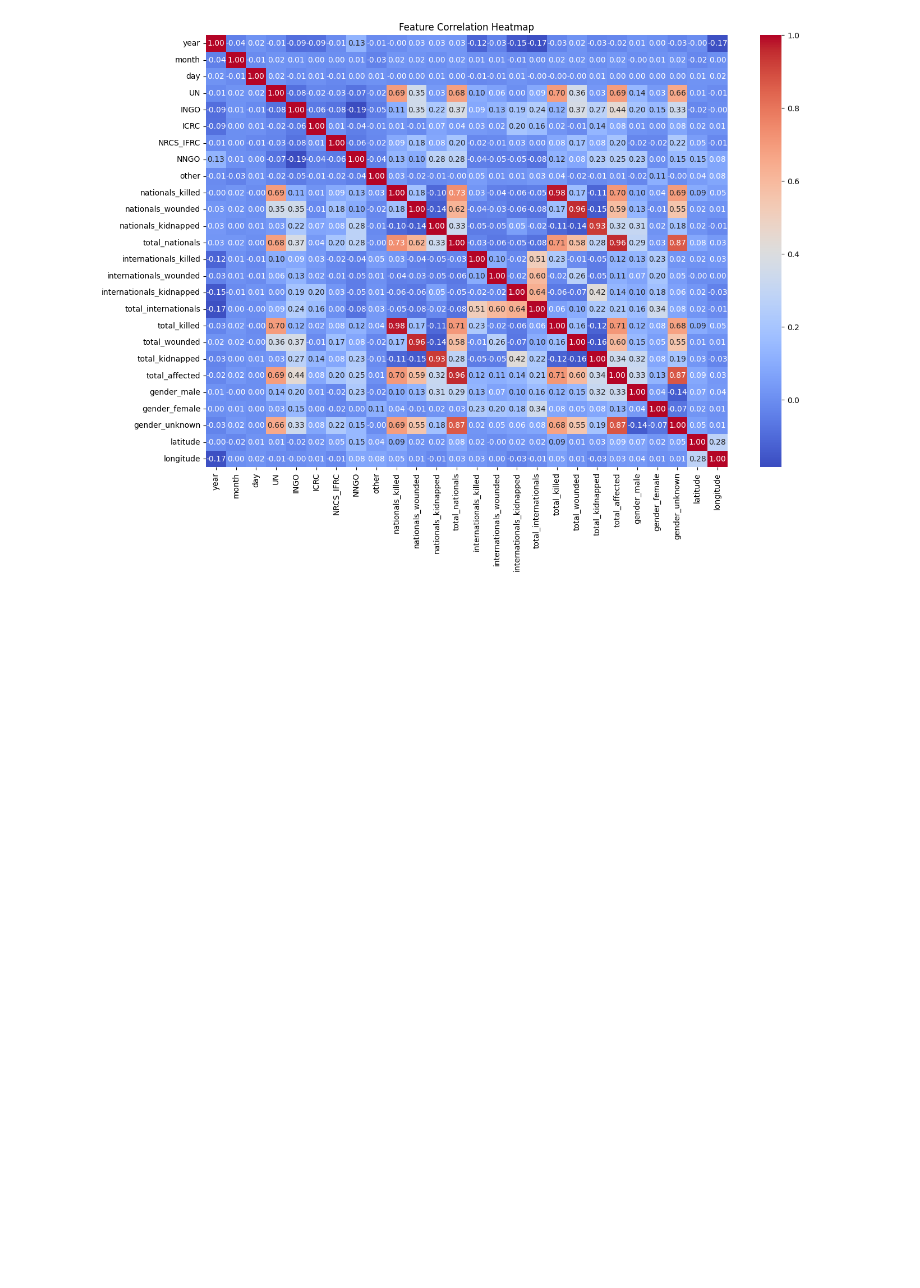
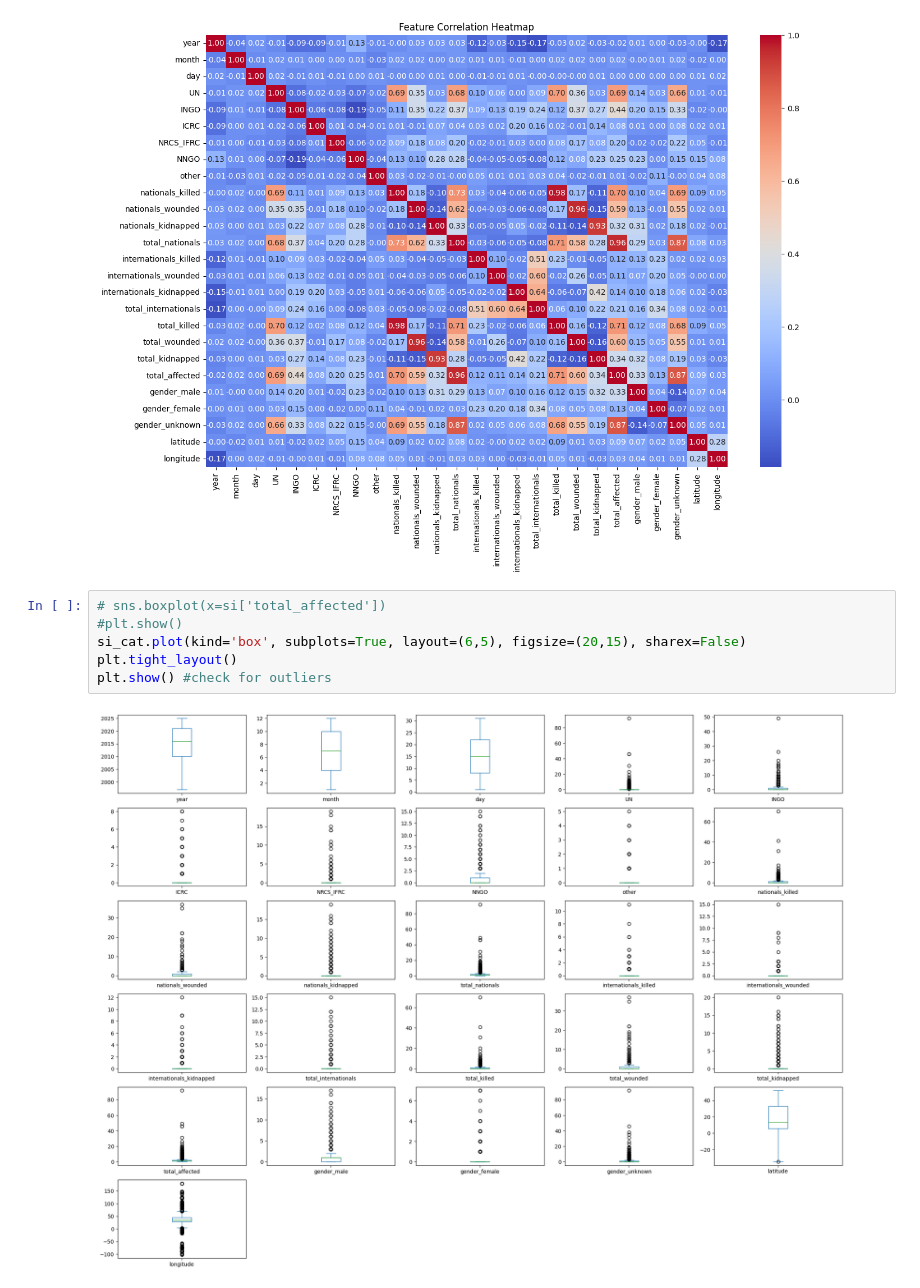
Before and after one commit to Bettenoch/security_incidence_prediction, a Jupyter notebook: Security_Incidence_Prediction_Model.ipynb, the cells around one changed output. Drawn from its saved outputs; the diff is of its cells as text; blank space fills up the shorter version.

Commit message:
Use boxplots to check outliers

```diff
--- a/Security_Incidence_Prediction_Model.ipynb
+++ b/Security_Incidence_Prediction_Model.ipynb
@@ -243,3 +243,11 @@ plt.title("Feature Correlation Heatmap")
 plt.show()
 # %% [output]
 [figure]
+# %%
+# sns.boxplot(x=si['total_affected'])
+#plt.show()
+si_cat.plot(kind='box', subplots=True, layout=(6,5), figsize=(20,15), sharex=False)
+plt.tight_layout()
+plt.show() #check for outliers
+# %% [output]
+[figure, added]
```
